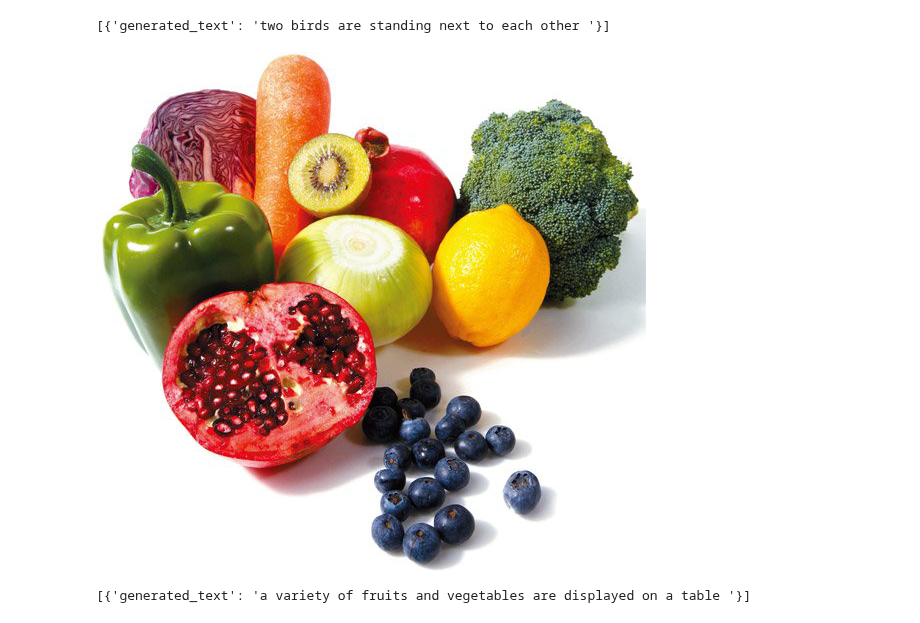
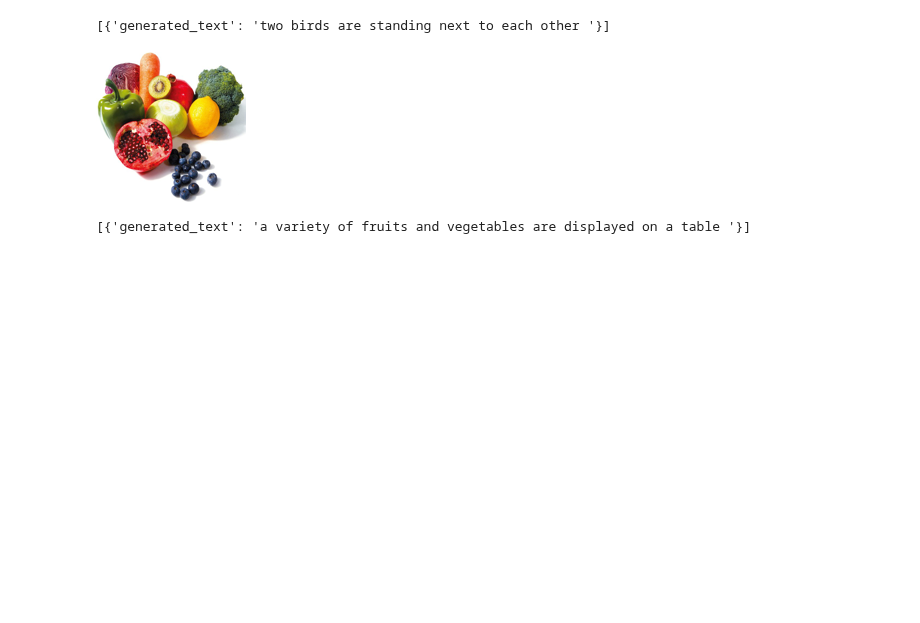
Before and after one commit to onizuka-38/ai_x, a Jupyter notebook: source/08_LLM/ch1_허깅페이스.ipynb, the cells around one changed output. Cells and saved outputs as stored; diff of their text form; code cells hidden in the pictures; blank space fills up the shorter version.

```diff
--- a/source/08_LLM/ch1_허깅페이스.ipynb
+++ b/source/08_LLM/ch1_허깅페이스.ipynb
@@ -337,9 +337,9 @@ imagetotext(image, max_new_tokens=50)
 # %%
 # 내 PC의 이미지 설명
 image = Image.open('images/fb.jpg')
-image
+image.resize((150,150))
 # %% [output]
-[figure, old version]
+[figure, new version]
 # %%
 imagetotext('images/fb.jpg', max_new_tokens=300)
 # %% [output]
```
Also changed, not shown: parts of 3 cells of this notebook.
